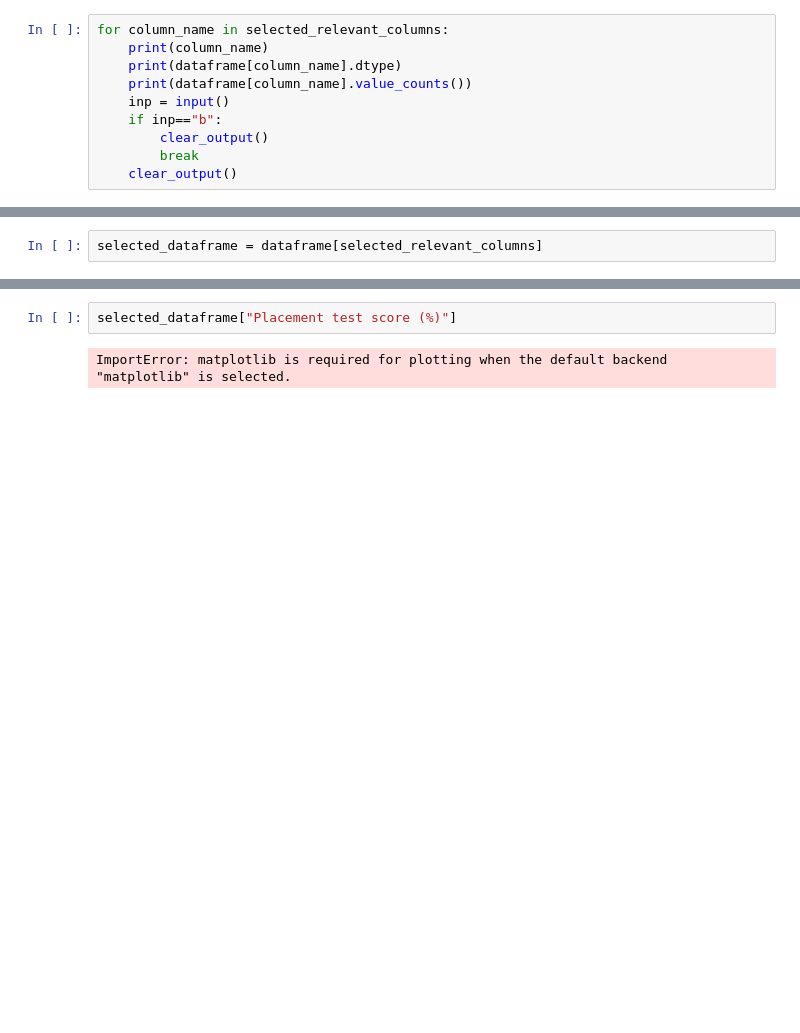
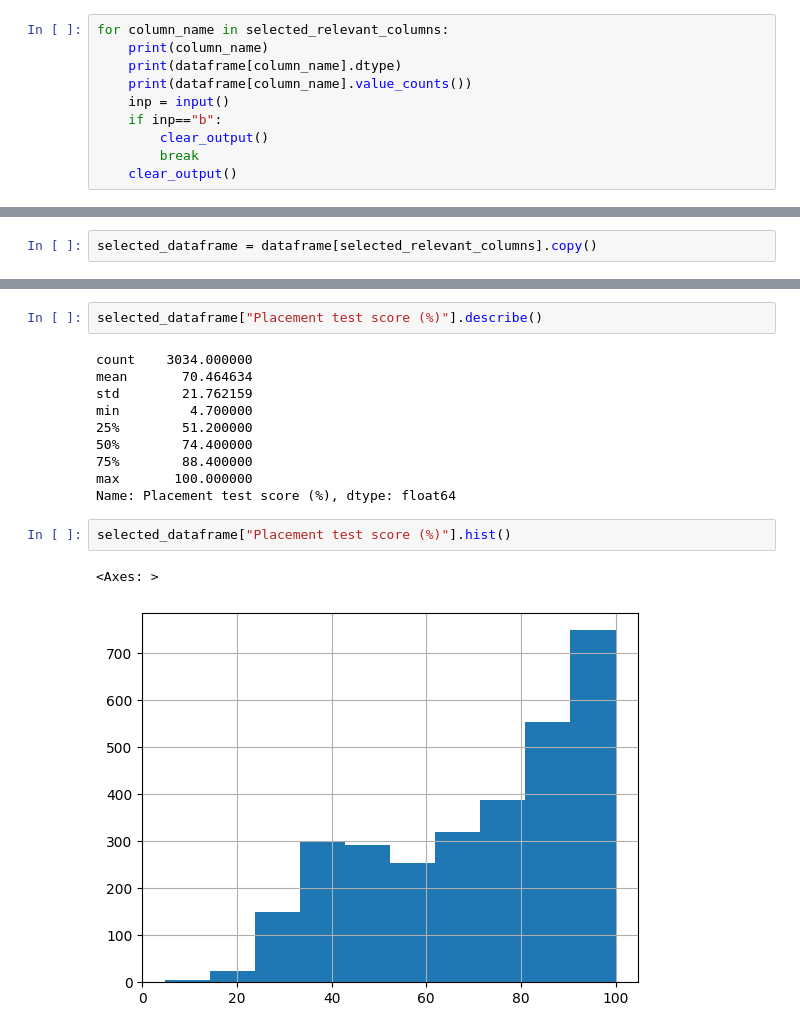
Before and after one commit to berstearns/garbage_collector, a Jupyter notebook: CCT/stats/CA1statistics.ipynb, the cells around one changed output, grey strips where cells are left out. Drawn from its saved outputs; the diff is of its cells as text; blank space fills up the shorter version.

```diff
--- a/CCT/stats/CA1statistics.ipynb
+++ b/CCT/stats/CA1statistics.ipynb
@@ -172,6 +173,6 @@ for column_name in selected_relevant_columns:
 | Task title                             | Title of the language task the learner completed                | Nominal                     |
 | text                                   | Text produced by the learner during the task                    | Nominal (text data)         |
 # %%
-selected_dataframe = dataframe[selected_relevant_columns]
+selected_dataframe = dataframe[selected_relevant_columns].copy()
 # %% [markdown]
 ## Analysing distributions
@@ -178,4 +194,17 @@ selected_dataframe = dataframe[selected_relevant_columns]
 # %%
-selected_dataframe["Placement test score (%)"]
+selected_dataframe["Placement test score (%)"].describe()
 # %% [output]
-ImportError: matplotlib is required for plotting when the default backend "matplotlib" is selected.
+count    3034.000000
+mean       70.464634
+std        21.762159
+min         4.700000
+25%        51.200000
+50%        74.400000
+75%        88.400000
+max       100.000000
+Name: Placement test score (%), dtype: float64
+# %%
+selected_dataframe["Placement test score (%)"].hist()
+# %% [output]
+<Axes: >
+[figure, added]
```
Also changed, not shown: parts of 7 cells of this notebook, 1 other file.
